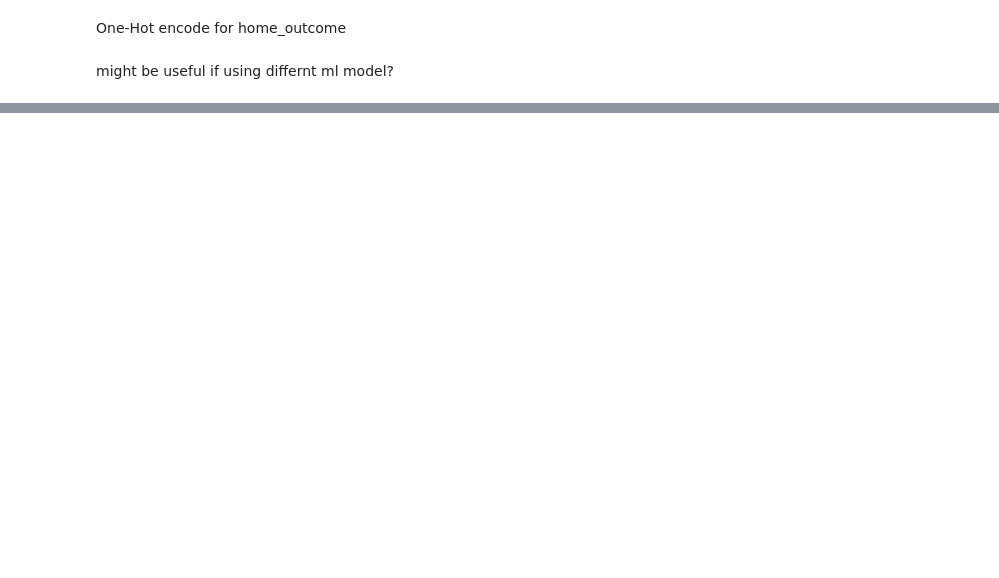
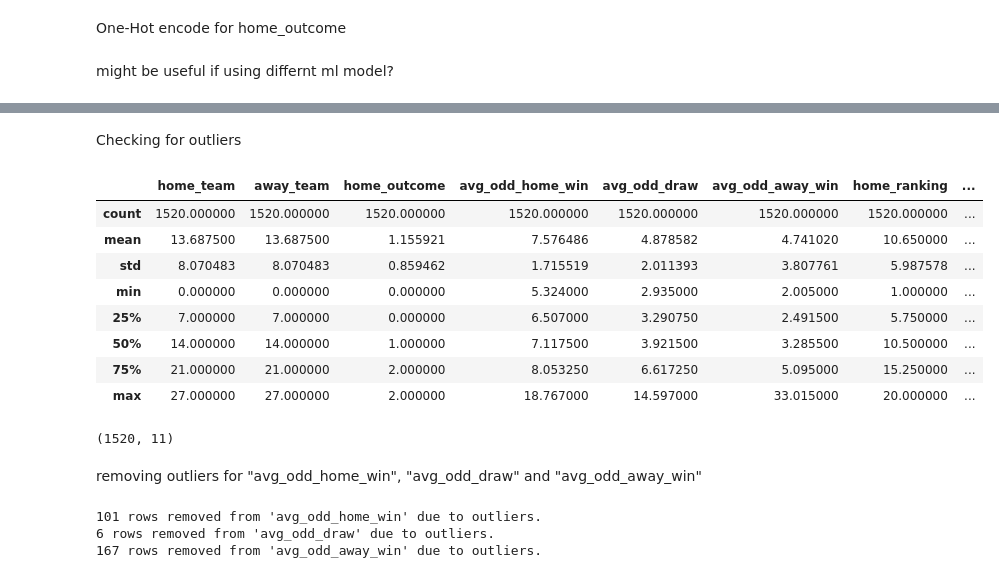
Before and after one commit to peterjanas/betting-BI, a Jupyter notebook: Premier-league-cleaning.ipynb, the cells around one changed output, grey strips where cells are left out. Saved outputs shown, nothing was run; the diff lists cells and outputs as text; code cells hidden in the pictures; blank space fills up the shorter version.

Commit message:
removed outliers from odds column

```diff
--- a/Premier-league-cleaning.ipynb
+++ b/Premier-league-cleaning.ipynb
@@ -169,0 +170,20 @@ df_label.sample(10)
+# %% [markdown]
+Checking for outliers
+# %%
+df_label.describe()
+# %% [output]
+|  | home_team | away_team | home_outcome | avg_odd_home_win | avg_odd_draw | avg_odd_away_win | home_ranking | ... |
+| count | 1520.000000 | 1520.000000 | 1520.000000 | 1520.000000 | 1520.000000 | 1520.000000 | 1520.000000 | ... |
+| mean | 13.687500 | 13.687500 | 1.155921 | 7.576486 | 4.878582 | 4.741020 | 10.650000 | ... |
+| std | 8.070483 | 8.070483 | 0.859462 | 1.715519 | 2.011393 | 3.807761 | 5.987578 | ... |
+| min | 0.000000 | 0.000000 | 0.000000 | 5.324000 | 2.935000 | 2.005000 | 1.000000 | ... |
+| 25% | 7.000000 | 7.000000 | 0.000000 | 6.507000 | 3.290750 | 2.491500 | 5.750000 | ... |
+| 50% | 14.000000 | 14.000000 | 1.000000 | 7.117500 | 3.921500 | 3.285500 | 10.500000 | ... |
+| 75% | 21.000000 | 21.000000 | 2.000000 | 8.053250 | 6.617250 | 5.095000 | 15.250000 | ... |
+| max | 27.000000 | 27.000000 | 2.000000 | 18.767000 | 14.597000 | 33.015000 | 20.000000 | ... |
+# %%
+df_label.shape
+# %% [output]
+(1520, 11)
+# %% [markdown]
+removing outliers for "avg_odd_home_win", "avg_odd_draw" and "avg_odd_away_win"
@@ -169,0 +206,7 @@ df_label.sample(10)
+# %%
+for col in ['avg_odd_home_win', 'avg_odd_draw', 'avg_odd_away_win']:
+    df_label = remove_outliers_iqr(df_label, col)
+# %% [output]
+101 rows removed from 'avg_odd_home_win' due to outliers.
+6 rows removed from 'avg_odd_draw' due to outliers.
+167 rows removed from 'avg_odd_away_win' due to outliers.
```
Also changed, not shown: parts of 6 cells of this notebook, 1 other file.
